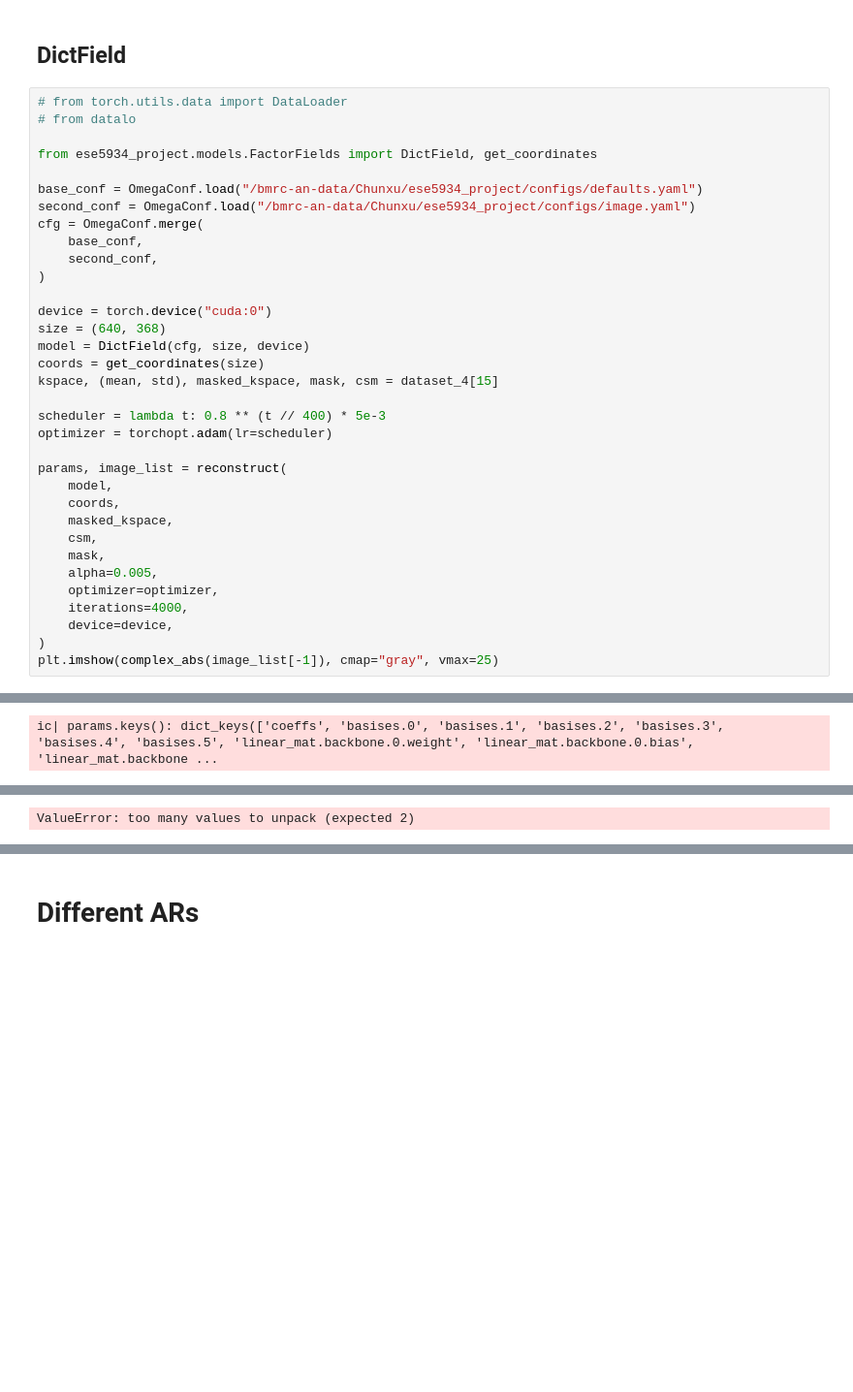
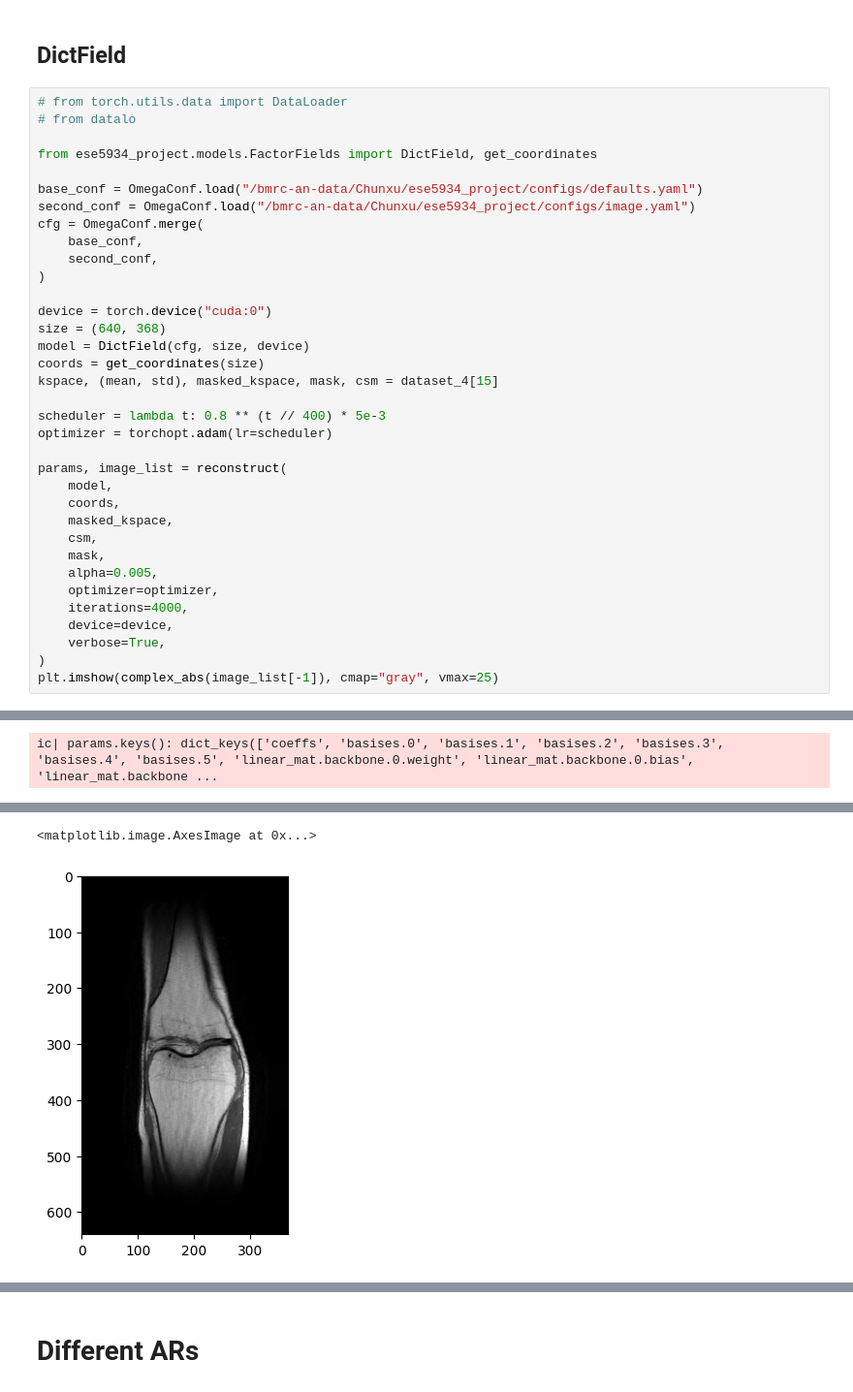
Before and after one commit to gRox167/ese5934_project, a Jupyter notebook: Experiments.ipynb, the cells around one changed output, grey strips where cells are left out. Shown at 97% size. Drawn from its saved outputs; the diff is of its cells as text; blank space fills up the shorter version.

```diff
--- a/Experiments.ipynb
+++ b/Experiments.ipynb
@@ -286,6 +256,7 @@ params, image_list = reconstruct(
     optimizer=optimizer,
     iterations=4000,
     device=device,
+    verbose=True,
 )
 plt.imshow(complex_abs(image_list[-1]), cmap="gray", vmax=25)
 # %% [output]
@@ -310,4 +296,5 @@ Done.
-ValueError: too many values to unpack (expected 2)
+<matplotlib.image.AxesImage at 0x...>
+[figure, added]
 # %%
 results = {
     "ADAM": image_list_ADAM[-1],
```
Also changed, not shown: parts of 10 cells of this notebook, 7 other files.
